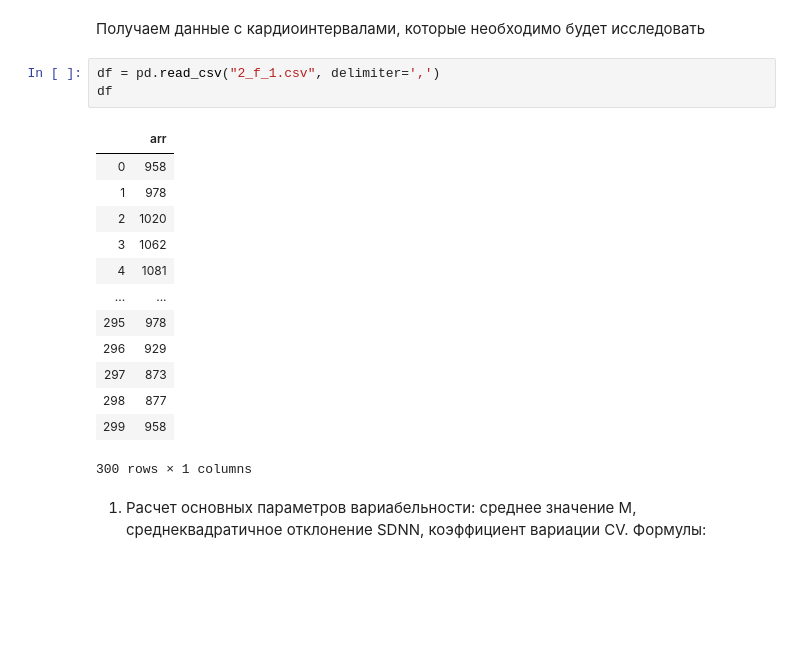
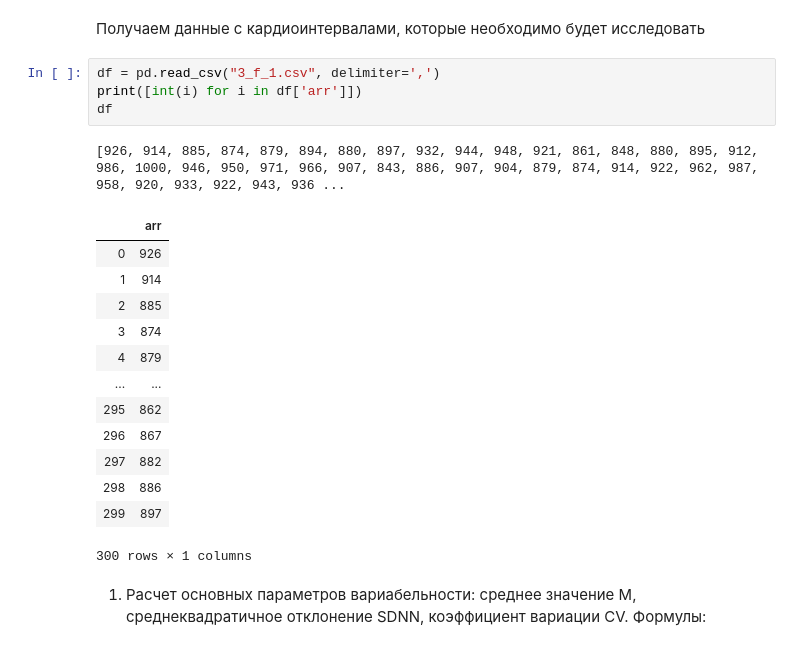
Before and after one commit to MiShep24/ITMO_CourseML, a Jupyter notebook: not_openedu/Lab_3.ipynb, the cells around one changed output. Cells and saved outputs as stored; diff of their text form; blank space fills up the shorter version.

```diff
--- a/not_openedu/Lab_3.ipynb
+++ b/not_openedu/Lab_3.ipynb
@@ -12,22 +15,24 @@ import matplotlib
 # %% [markdown]
 Получаем данные с кардиоинтервалами, которые необходимо будет исследовать
 # %%
-df = pd.read_csv("2_f_1.csv", delimiter=',')
+df = pd.read_csv("3_f_1.csv", delimiter=',')
+print([int(i) for i in df['arr']])
 df
 # %% [output]
+[926, 914, 885, 874, 879, 894, 880, 897, 932, 944, 948, 921, 861, 848, 880, 895, 912, 986, 1000, 946, 950, 971, 966, 907, 843, 886, 907, 904, 879, 874, 914, 922, 962, 987, 958, 920, 933, 922, 943, 936 ...
 |  | arr |
-| 0 | 958 |
-| 1 | 978 |
-| 2 | 1020 |
-| 3 | 1062 |
-| 4 | 1081 |
+| 0 | 926 |
+| 1 | 914 |
+| 2 | 885 |
+| 3 | 874 |
+| 4 | 879 |
 | ... | ... |
-| 295 | 978 |
-| 296 | 929 |
-| 297 | 873 |
-| 298 | 877 |
-| 299 | 958 |
+| 295 | 862 |
+| 296 | 867 |
+| 297 | 882 |
+| 298 | 886 |
+| 299 | 897 |
-300 rows × 1 columns
+300 rows × 1 columns
 # %% [markdown]
 1. Расчет основных параметров вариабельности: среднее значение М, среднеквадратичное отклонение SDNN, коэффициент вариации CV.
 Формулы:
```
Also changed, not shown: parts of 11 cells of this notebook, 1 other file.
